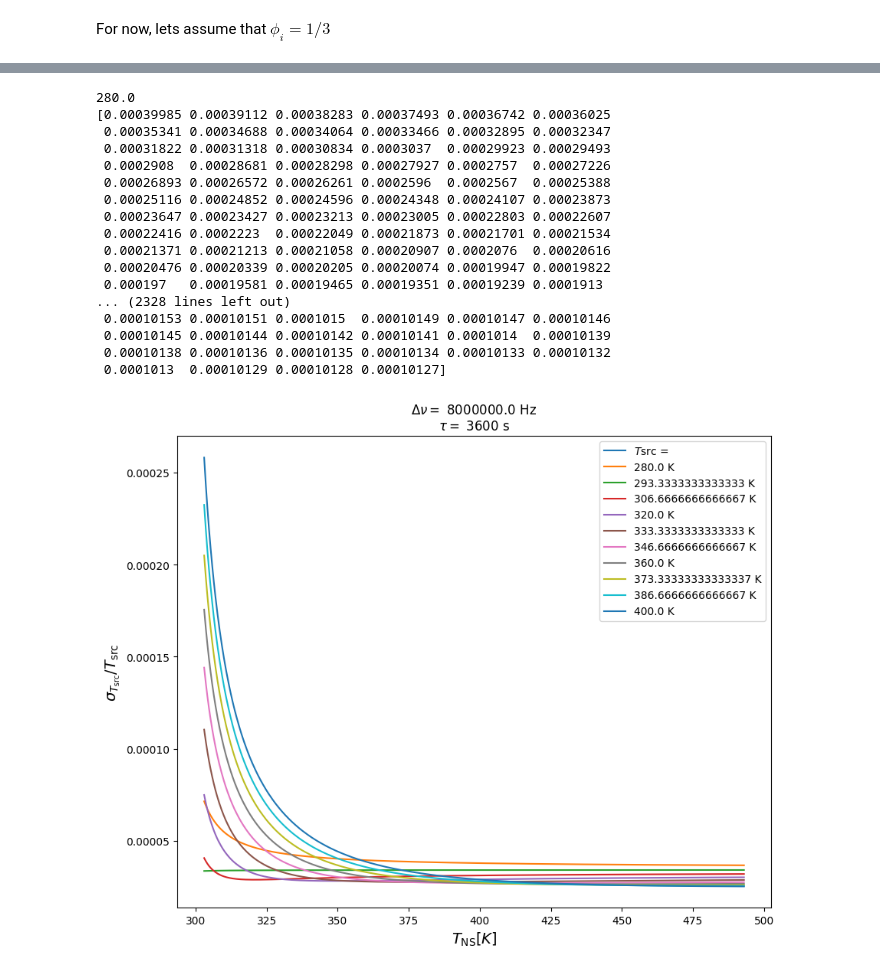
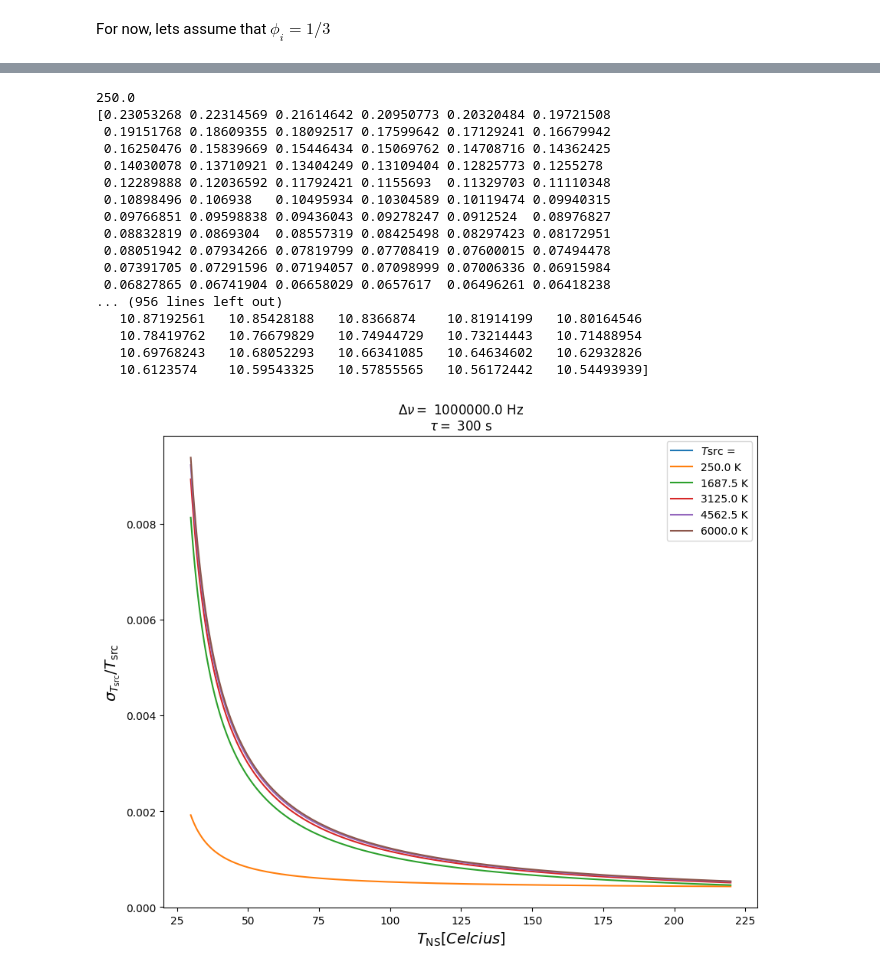
Before and after one commit to RHINO-Experiment/rhino-cal, a Jupyter notebook: theory_notebooks/q_variance_calculations.ipynb, the cells around one changed output, grey strips where cells are left out. Saved outputs shown, nothing was run; the diff lists cells and outputs as text; code cells hidden in the pictures.

```diff
--- a/theory_notebooks/q_variance_calculations.ipynb
+++ b/theory_notebooks/q_variance_calculations.ipynb
@@ -103,8 +103,8 @@ GAMMA_REC = dB_to_lin(GAMMA_REC_DB)
 T_unc = 300
 T_sin = 20
 T_cos = 20
-DELTA_NU = 8e6
-TAU = 3600
+DELTA_NU = 1e6
+TAU = 300
 g = 1000
 
 T_L = 293
@@ -114,11 +114,11 @@ T_src = 2000
 t_ns = np.linspace(293+10, 293+200, 1000)
 
 
-n_steps = 10
+n_steps = 5
 T_0_span = 100
 gamma_rec_span_db = 15 # pm dB
 
-t_src_array = np.linspace(280, 400, n_steps)
+t_src_array = np.linspace(250, 6000, n_steps)
 
 T_0_array = np.linspace(T_0 - (T_0_span/2),
                         T_0 + (T_0_span/2),
@@ -195,14 +195,43 @@ for t_src in t_src_array:
     print(t_src)
     print(t_src_var_array)
 
-    plt.plot(t_ns, np.sqrt(t_src_var_array) / t_src,
+    plt.plot(t_ns - 273.15, np.sqrt(t_src_var_array) / t_src,
              label=f"{t_src} K")
 plt.ylabel(r'$\sigma_{T_{\rm src}} / T_{\rm src}$', fontsize=14)
-plt.xlabel(r'$T_{\rm NS} [K]$', fontsize=14)
+plt.xlabel(r'$T_{\rm NS} [Celcius]$', fontsize=14)
 plt.gcf().set_size_inches((10.,8))
 plt.title(r'$\Delta \nu = $'+f' {DELTA_NU} Hz \n' +\
           r'$\tau = $'+f' {TAU} s'
           )
 plt.legend()
 plt.show()
+
+
+plt.plot([],[], label=r'$T{\rm src}$ = ')
+for t_src in t_src_array:
+    t_src_var_array = t_src_var(T_ns=t_ns,
+                                T_l=T_L,
+                                T_src=t_src,
+                                T_0=T_0,
+                                T_unc=T_unc,
+                                T_cos=T_cos,
+                                T_sin=T_sin,
+                                gamma_rec=GAMMA_REC,
+                                delta_nu=DELTA_NU,
+                                tau=TAU,
+                                gamma_ns=dB_to_lin(-10),
+                                gamma_l=dB_to_lin(-10))
+    print(t_src)
+    print(t_src_var_array)
+
+    plt.plot(t_ns - 273.15, np.sqrt(t_src_var_array) / t_src,
+             label=f"{t_src} K")
+plt.ylabel(r'$\sigma_{T_{\rm src}} / T_{\rm src}$', fontsize=14)
+plt.xlabel(r'$T_{\rm NS} [Celcius]$', fontsize=14)
+plt.gcf().set_size_inches((10.,8))
+plt.title(r'$\Delta \nu = $'+f' {DELTA_NU} Hz \n' +\
+          r'$\tau = $'+f' {TAU} s'
+          )
+plt.legend()
+plt.show()
 # %% [output]
@@ -211,18 +240,18 @@ plt.show()
-280.0
-[0.00039985 0.00039112 0.00038283 0.00037493 0.00036742 0.00036025
- 0.00035341 0.00034688 0.00034064 0.00033466 0.00032895 0.00032347
- 0.00031822 0.00031318 0.00030834 0.0003037  0.00029923 0.00029493
- 0.0002908  0.00028681 0.00028298 0.00027927 0.0002757  0.00027226
- 0.00026893 0.00026572 0.00026261 0.0002596  0.0002567  0.00025388
- 0.00025116 0.00024852 0.00024596 0.00024348 0.00024107 0.00023873
- 0.00023647 0.00023427 0.00023213 0.00023005 0.00022803 0.00022607
- 0.00022416 0.0002223  0.00022049 0.00021873 0.00021701 0.00021534
- 0.00021371 0.00021213 0.00021058 0.00020907 0.0002076  0.00020616
- 0.00020476 0.00020339 0.00020205 0.00020074 0.00019947 0.00019822
- 0.000197   0.00019581 0.00019465 0.00019351 0.00019239 0.0001913
-... (2328 lines left out)
- 0.00010153 0.00010151 0.0001015  0.00010149 0.00010147 0.00010146
- 0.00010145 0.00010144 0.00010142 0.00010141 0.0001014  0.00010139
- 0.00010138 0.00010136 0.00010135 0.00010134 0.00010133 0.00010132
- 0.0001013  0.00010129 0.00010128 0.00010127]
+250.0
+[0.23053268 0.22314569 0.21614642 0.20950773 0.20320484 0.19721508
+ 0.19151768 0.18609355 0.18092517 0.17599642 0.17129241 0.16679942
+ 0.16250476 0.15839669 0.15446434 0.15069762 0.14708716 0.14362425
+ 0.14030078 0.13710921 0.13404249 0.13109404 0.12825773 0.1255278
+ 0.12289888 0.12036592 0.11792421 0.1155693  0.11329703 0.11110348
+ 0.10898496 0.106938   0.10495934 0.10304589 0.10119474 0.09940315
+ 0.09766851 0.09598838 0.09436043 0.09278247 0.0912524  0.08976827
+ 0.08832819 0.0869304  0.08557319 0.08425498 0.08297423 0.08172951
+ 0.08051942 0.07934266 0.07819799 0.07708419 0.07600015 0.07494478
+ 0.07391705 0.07291596 0.07194057 0.07098999 0.07006336 0.06915984
+ 0.06827865 0.06741904 0.06658029 0.0657617  0.06496261 0.06418238
+... (956 lines left out)
+   10.87192561   10.85428188   10.8366874    10.81914199   10.80164546
+   10.78419762   10.76679829   10.74944729   10.73214443   10.71488954
+   10.69768243   10.68052293   10.66341085   10.64634602   10.62932826
+   10.6123574    10.59543325   10.57855565   10.56172442   10.54493939]
-[figure, old version]
+[figure, new version]
```
Also changed, not shown: parts of 1 cell of this notebook, 5 other files.
